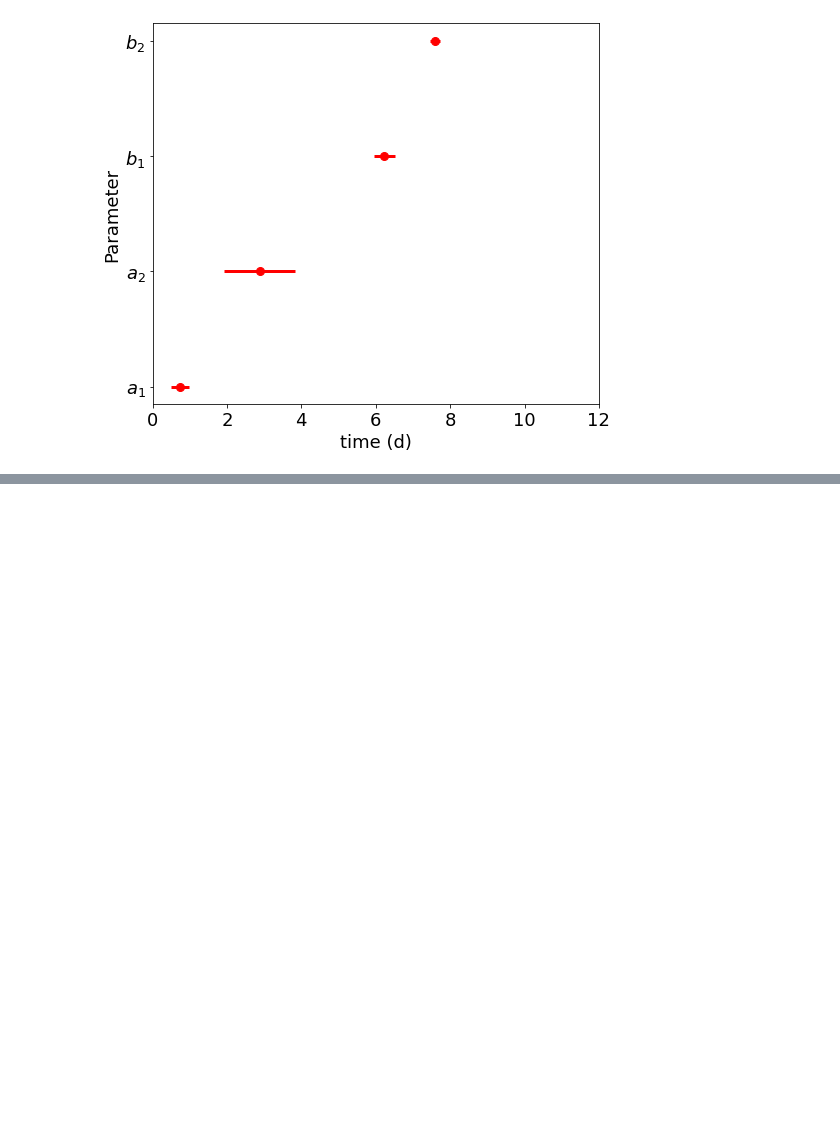
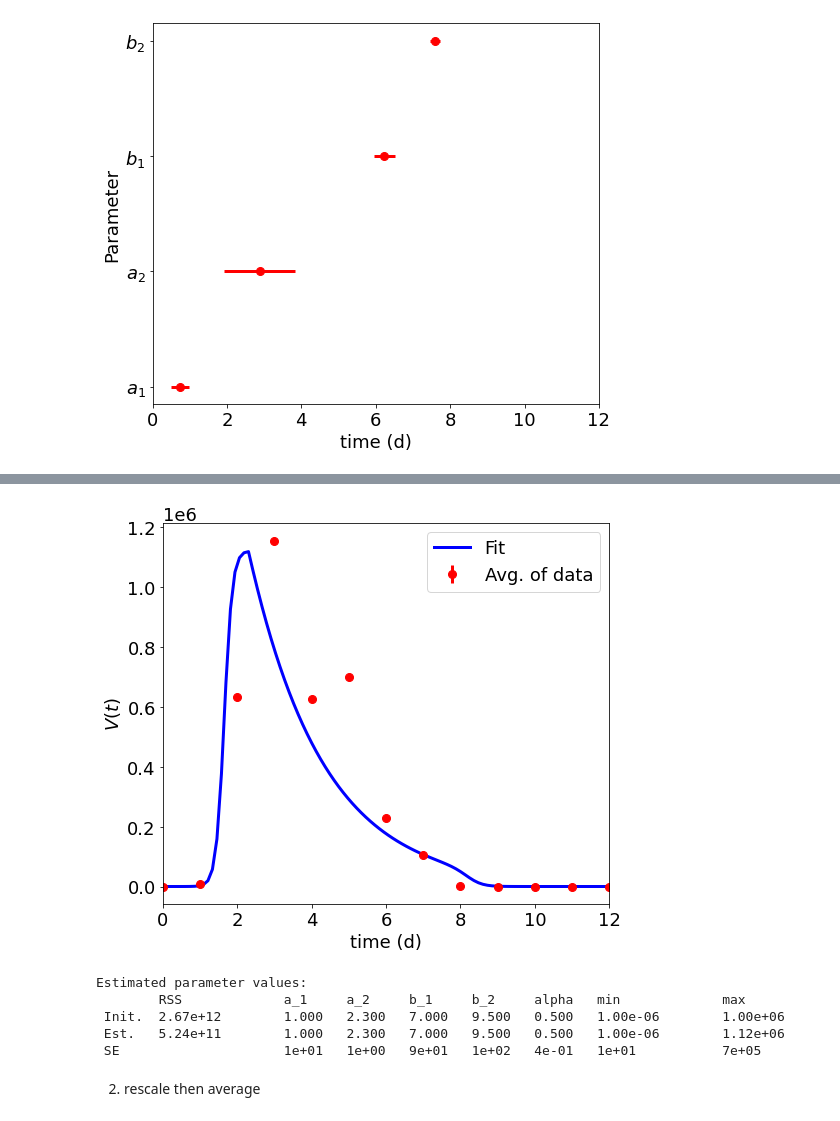
Before and after one commit to ccontrer/20-08Covid19Physiology, a Jupyter notebook: python/Application- Influenza Data.ipynb, the cells around one changed output, grey strips where cells are left out. Drawn from its saved outputs; the diff is of its cells as text; code cells hidden in the pictures; blank space fills up the shorter version.

```diff
--- a/python/Application- Influenza Data.ipynb
+++ b/python/Application- Influenza Data.ipynb
@@ -222,0 +340,5 @@ plt.show()
+# %%
+tdata_normal = tdata
+vdata_normal = np.power(10, np.average(data, axis=0))
+vdata_normal_std = np.std(data, axis=0)
+vl_normal = VirusLoadFunction(tdata_normal, vdata_normal, scale='power')
@@ -222,0 +360,30 @@ plt.show()
+# %%
+# discretation and evaluation
+ttdata = np.linspace(np.min(tdata), np.max(tdata), num=100)
+vvdata = vl_normal.Predict(ttdata)
+# plotting
+plt.errorbar(tdata_normal, vdata_normal, yerr=vdata_normal_std, fmt='ro', color='red', label='Avg. of data')
+plt.plot(ttdata, vvdata, 'b-', label='Fit')
+plt.xlim((0., 12.))
+plt.xlabel('time (d)')
+plt.ylabel('$V(t)$')
+plt.legend()
+plt.show()
+# %% [output]
+[figure, added]
+# %%
+print('\nEstimated parameter values:')
+print('   \tRSS       \ta_1 \ta_2 \tb_1 \tb_2 \talpha \tmin \t \tmax')
+print(' Init.\t{:4.2e}\t{:2.3f} \t{:2.3f} \t{:2.3f} \t{:2.3f} \t{:2.3f} \t{:1.2e} \t{:1.2e} '.format(
+    sum(np.power(vl.Eval(tdata_normal, par0) - vdata_normal, 2)), *vl_normal.par0))
+print(' Est. \t{:4.2e}\t{:2.3f} \t{:2.3f} \t{:2.3f} \t{:2.3f} \t{:2.3f} \t{:1.2e} \t{:1.2e} '.format(
+    vl_normal.RSS, *vl_normal.par))
+print(' SE     \t     \t%1.0e \t%1.0e \t%1.0e \t%1.0e \t%1.0e \t%1.0e \t \t%1.0e' % tuple(vl_normal.par_se))
+# %% [output]
+Estimated parameter values:
+        RSS             a_1     a_2     b_1     b_2     alpha   min             max
+ Init.  2.67e+12        1.000   2.300   7.000   9.500   0.500   1.00e-06        1.00e+06
+ Est.   5.24e+11        1.000   2.300   7.000   9.500   0.500   1.00e-06        1.12e+06
+ SE                     1e+01   1e+00   9e+01   1e+02   4e-01   1e+01           7e+05
+# %% [markdown]
+2) rescale then average
```
Also changed, not shown: parts of 35 cells of this notebook, 8 other files.
